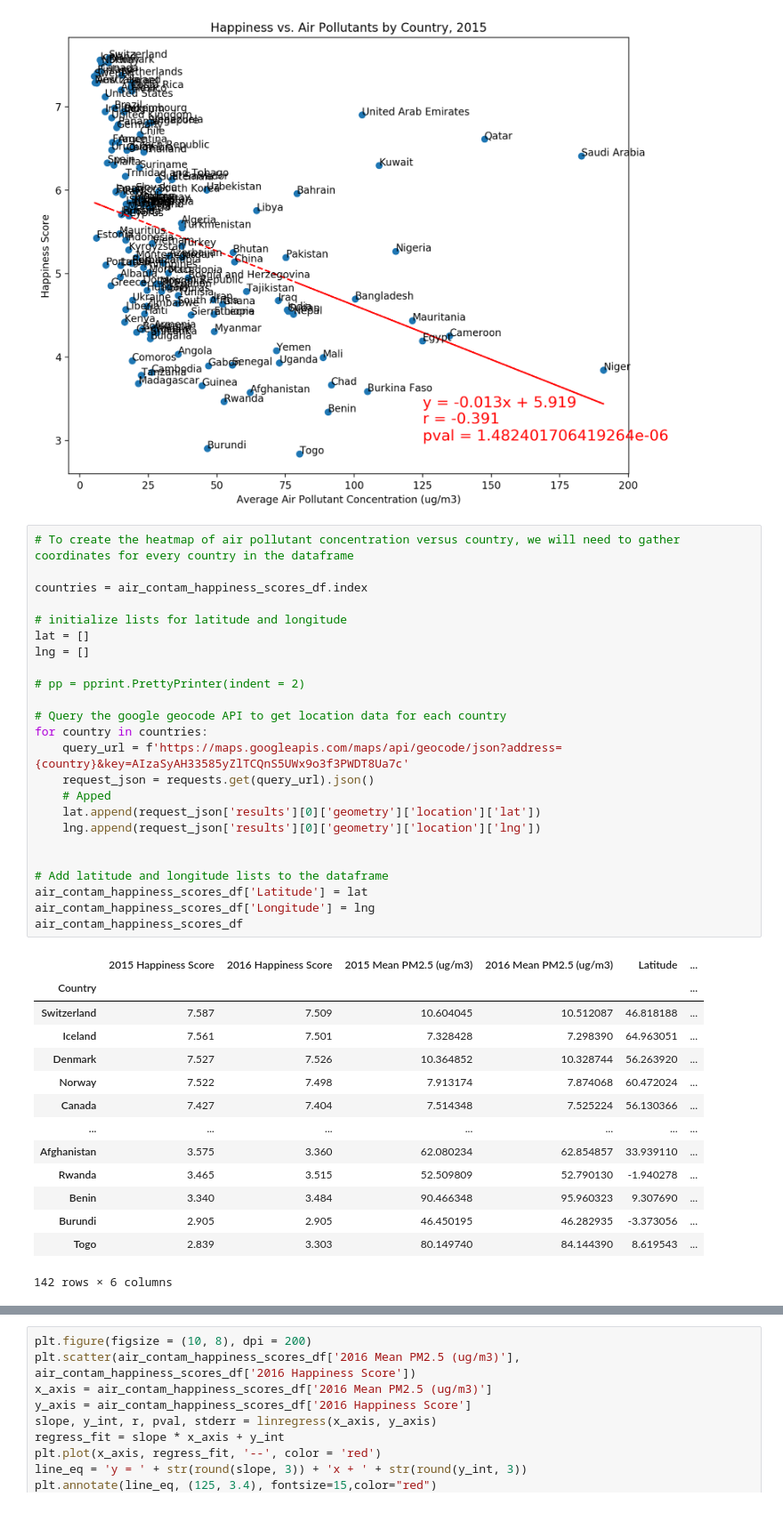
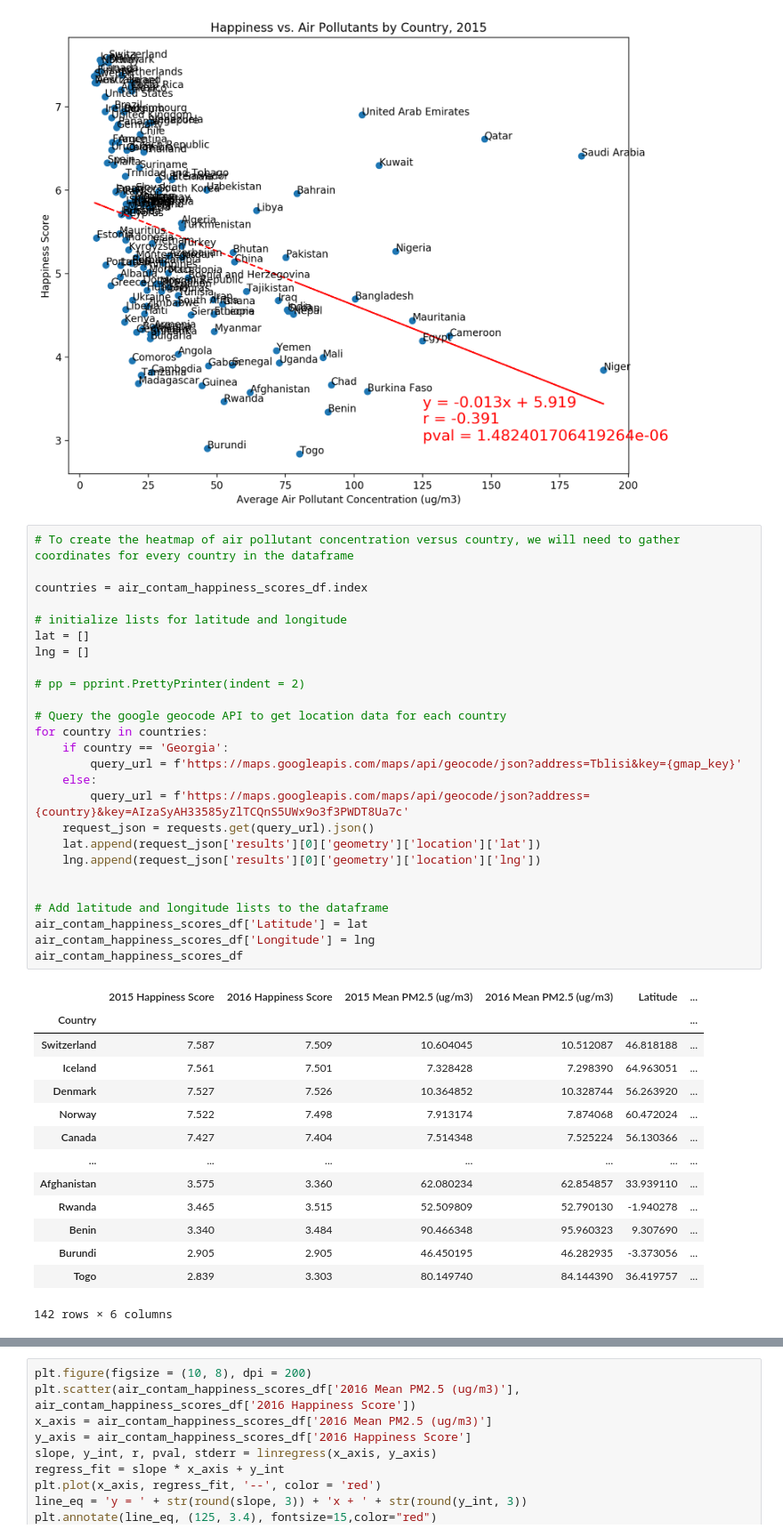
Before and after one commit to jaysueno/Group_Good_Guys, a Jupyter notebook: jason_folder/air_pollutants.ipynb, the cells around one changed output, grey strips where cells are left out. Shown at 89% size. Cells and saved outputs as stored; diff of their text form.

Commit message:
Updated heatmaps and resolved Georgia issue

```diff
--- a/jason_folder/air_pollutants.ipynb
+++ b/jason_folder/air_pollutants.ipynb
@@ -139,36 +141,38 @@ countries = air_contam_happiness_scores_df.index
 # initialize lists for latitude and longitude
 lat = []
 lng = []
 
 # pp = pprint.PrettyPrinter(indent = 2)
 
 # Query the google geocode API to get location data for each country
 for country in countries:
-    query_url = f'https://maps.googleapis.com/maps/api/geocode/json?address={country}&key=AIzaSyAH33585yZlTCQnS5UWx9o3f3PWDT8Ua7c'
+    if country == 'Georgia':
+        query_url = f'https://maps.googleapis.com/maps/api/geocode/json?address=Tblisi&key={gmap_key}'
+    else:
+        query_url = f'https://maps.googleapis.com/maps/api/geocode/json?address={country}&key=AIzaSyAH33585yZlTCQnS5UWx9o3f3PWDT8Ua7c'
     request_json = requests.get(query_url).json()
-    # Apped
     lat.append(request_json['results'][0]['geometry']['location']['lat'])
     lng.append(request_json['results'][0]['geometry']['location']['lng'])
 
 
 # Add latitude and longitude lists to the dataframe
 air_contam_happiness_scores_df['Latitude'] = lat
 air_contam_happiness_scores_df['Longitude'] = lng
 air_contam_happiness_scores_df
 # %% [output]
 |  | 2015 Happiness Score | 2016 Happiness Score | 2015 Mean PM2.5 (ug/m3) | 2016 Mean PM2.5 (ug/m3) | Latitude | ... |
 | Country |  |  |  |  |  | ... |
 | Switzerland | 7.587 | 7.509 | 10.604045 | 10.512087 | 46.818188 | ... |
 | Iceland | 7.561 | 7.501 | 7.328428 | 7.298390 | 64.963051 | ... |
 | Denmark | 7.527 | 7.526 | 10.364852 | 10.328744 | 56.263920 | ... |
 | Norway | 7.522 | 7.498 | 7.913174 | 7.874068 | 60.472024 | ... |
 | Canada | 7.427 | 7.404 | 7.514348 | 7.525224 | 56.130366 | ... |
 | ... | ... | ... | ... | ... | ... | ... |
 | Afghanistan | 3.575 | 3.360 | 62.080234 | 62.854857 | 33.939110 | ... |
 | Rwanda | 3.465 | 3.515 | 52.509809 | 52.790130 | -1.940278 | ... |
 | Benin | 3.340 | 3.484 | 90.466348 | 95.960323 | 9.307690 | ... |
 | Burundi | 2.905 | 2.905 | 46.450195 | 46.282935 | -3.373056 | ... |
-| Togo | 2.839 | 3.303 | 80.149740 | 84.144390 | 8.619543 | ... |
+| Togo | 2.839 | 3.303 | 80.149740 | 84.144390 | 36.419757 | ... |
 142 rows × 6 columns
 # %%
 # Create the heatmap
```
Also changed, not shown: parts of 3 cells of this notebook, 4 other files.
